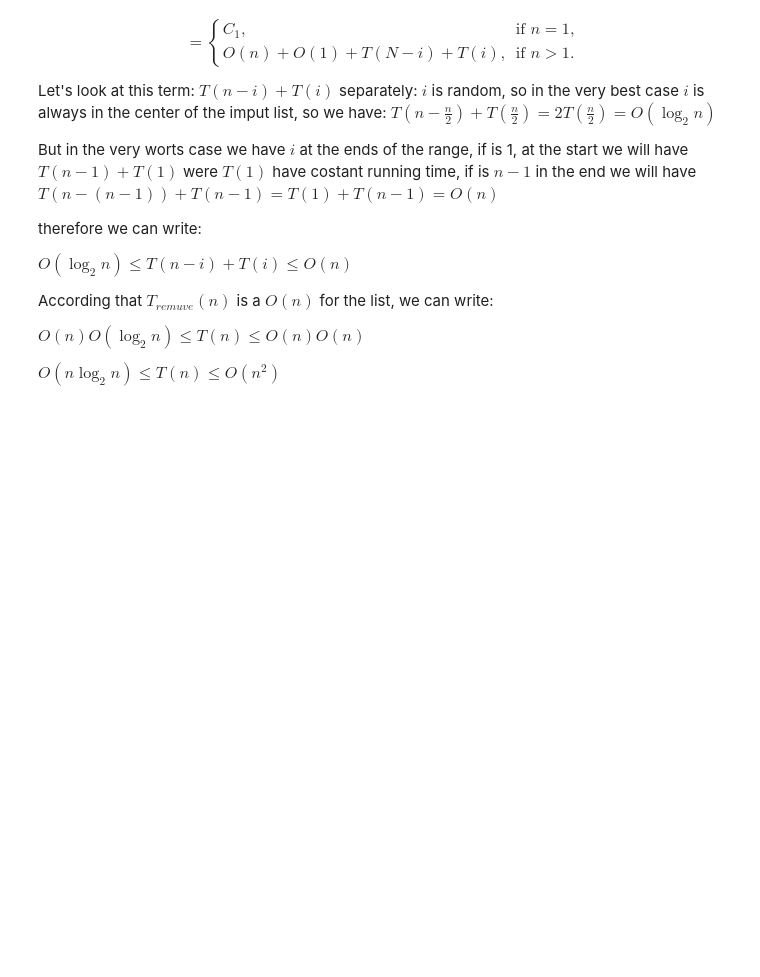
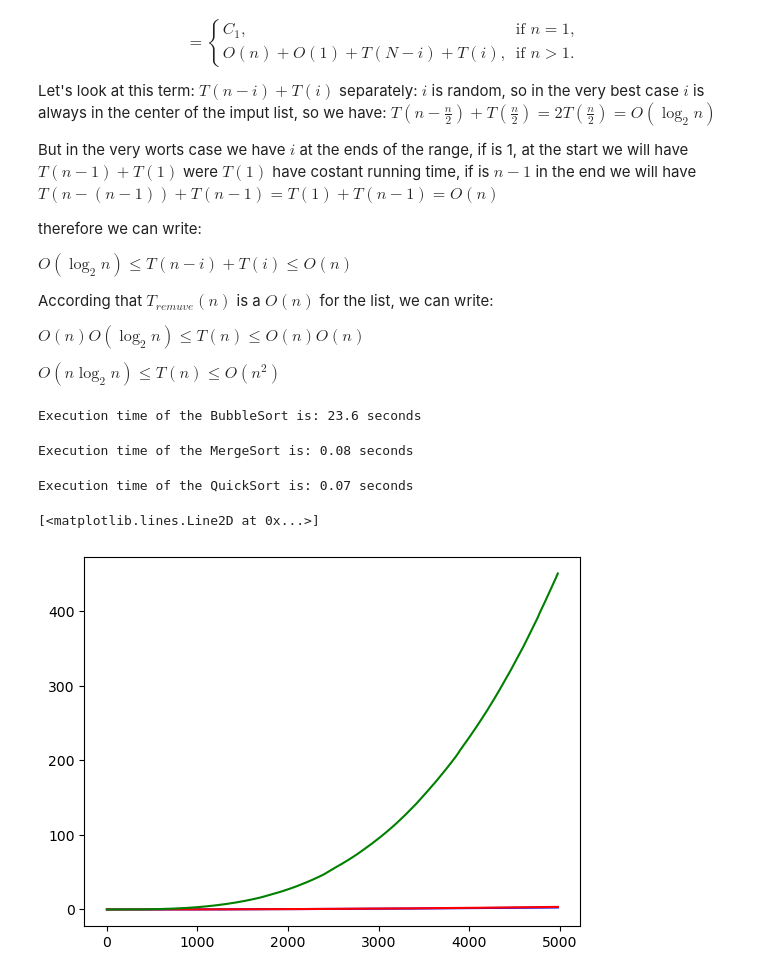
Before and after one commit to Matteo-Candi/ADM_HW3, a Jupyter notebook: main.ipynb, the cells around one changed output. Saved outputs shown, nothing was run; the diff lists cells and outputs as text; code cells hidden in the pictures; blank space fills up the shorter version.

Commit message:
execution time and plot of running time

```diff
--- a/main.ipynb
+++ b/main.ipynb
@@ -609,7 +613,8 @@ for i in tqdm(range(N)):
 ####  BubbleSort( )
 # %%
 def BubbleSort(lista):
-    for i in tqdm(range(N)):  #N
+    N = len(lista)
+    for i in range(N):  #N
         for j in range(i):  #i
             if lista[j][2] >= lista[j+1][2]:  #1
                 if lista[j][2] == lista[j+1][2]:  #1
@@ -667,7 +672,7 @@ def Merge(l1,l2):
     return lista
 # %%
 def MergeSort(lista):
-    if len(lista) == 1:
+    if len(lista) <= 1:
         return lista
     else:
         lista1=lista[:len(lista)//2]
@@ -801,3 +806,54 @@ According that $T_{remuve}(n)$ is a $O(n)$ for the list, we can write:
 $ O(n)O(\log_2 n) \leq T(n) \leq  O(n)O(n) $
 
 $O(n \log_2 n) \leq T(n) \leq  O(n^2) $
+# %%
+
+start1 = time.time()
+BubbleSort(lista[:10000])
+end1 = time.time()
+delta_time1= end1 - start1
+print(f"Execution time of the BubbleSort is: {round(delta_time1,2)} seconds")
+# %% [output]
+Execution time of the BubbleSort is: 23.6 seconds
+# %%
+start2 = time.time()
+MergeSort(lista[:10000])
+end2 = time.time()
+delta_time2= end2 - start2
+print(f"Execution time of the MergeSort is: {round(delta_time2,2)} seconds")
+# %% [output]
+Execution time of the MergeSort is: 0.08 seconds
+# %%
+start3 = time.time()
+QuickSort(lista[:10000])
+end3 = time.time()
+delta_time3= end3 - start3
+print(f"Execution time of the QuickSort is: {round(delta_time3,2)} seconds")
+# %% [output]
+Execution time of the QuickSort is: 0.07 seconds
+# %%
+
+r = range(0,5000,20)
+start_Quick = time.time()
+dt_Quick  = []
+dt_Merge  = []
+dt_Bubble = []
+for N in r:
+    QuickSort(lista[:N])
+    dt_Quick.append(time.time()-start_Quick)
+plt.plot(r, dt_Quick, color="blue")
+
+start_Merge = time.time()
+for N in r:
+    MergeSort(lista[:N])
+    dt_Merge.append(time.time()-start_Merge)
+plt.plot(r, dt_Merge, color="red")
+
+start_Bubble = time.time()
+for N in r:
+    BubbleSort(lista[:N])
+    dt_Bubble.append(time.time()-start_Bubble)
+plt.plot(r, dt_Bubble, color="green")
+# %% [output]
+[<matplotlib.lines.Line2D at 0x...>]
+[figure, added]
```
Also changed, not shown: parts of 2 cells of this notebook.
